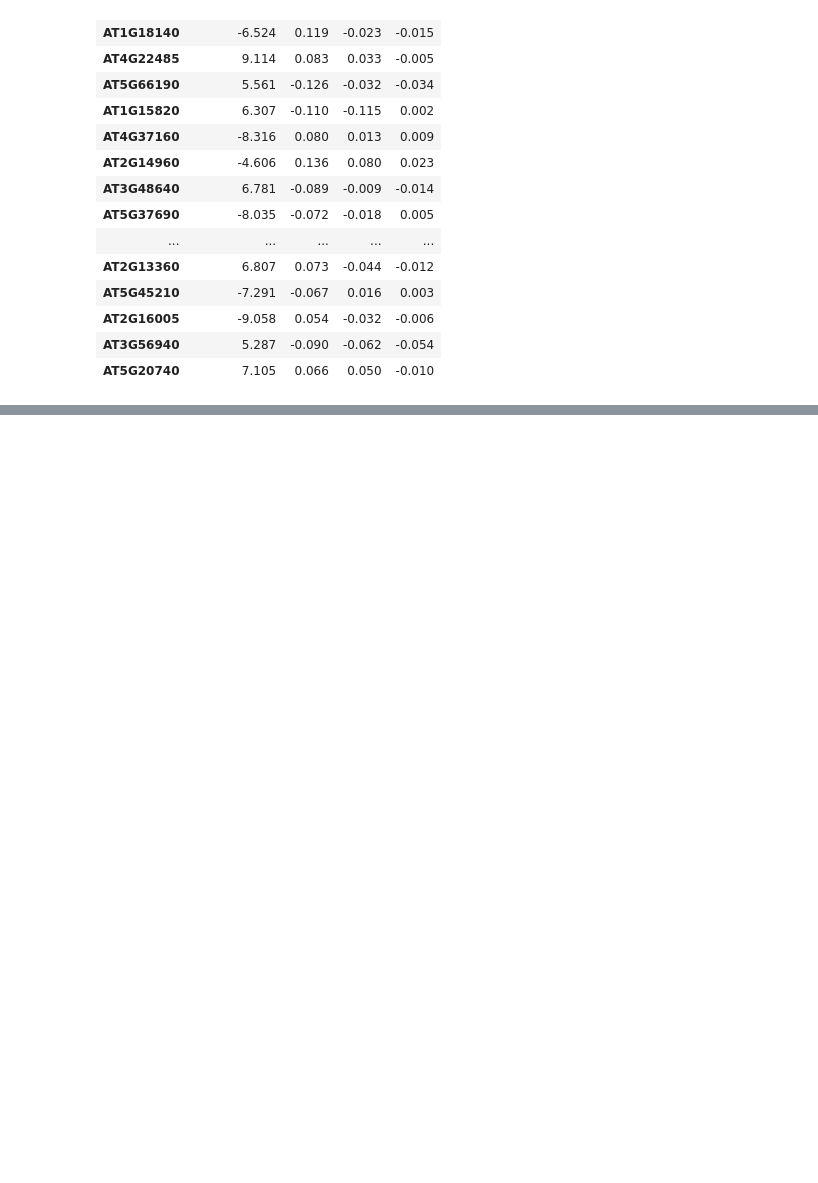
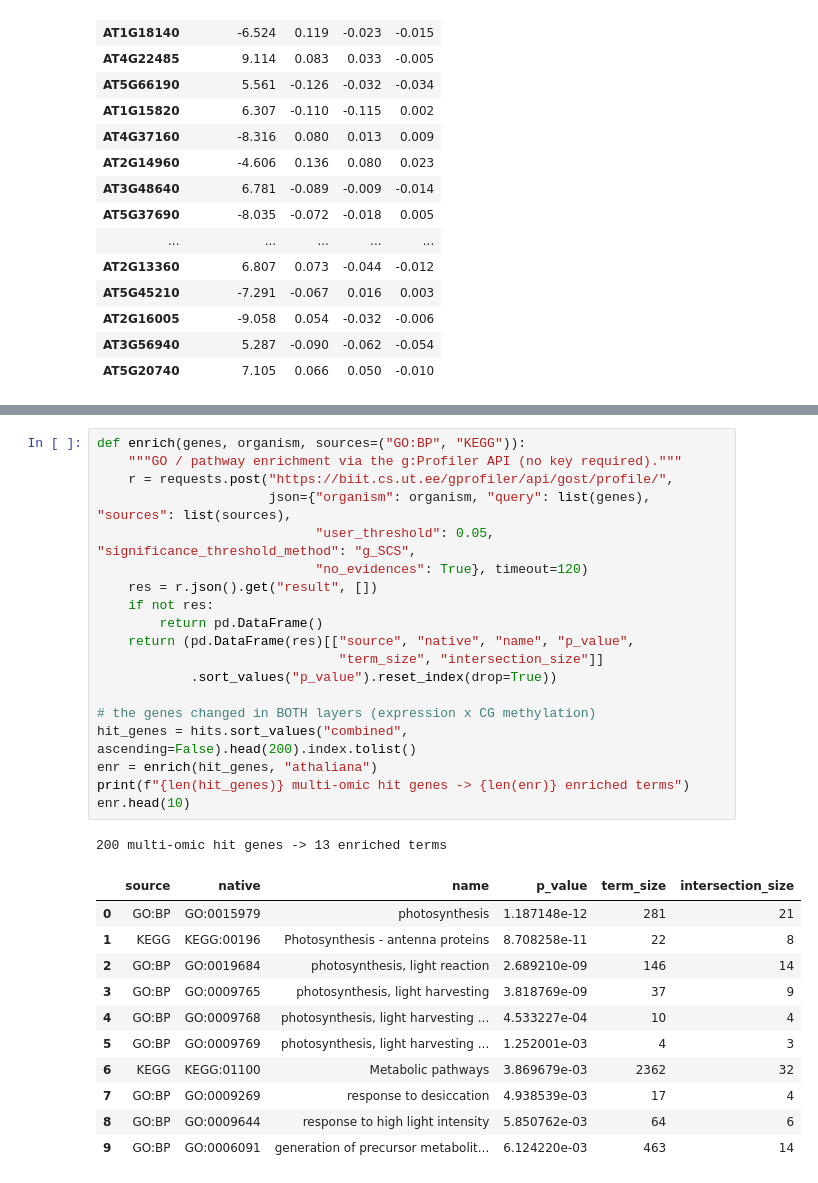
Before and after one commit to dr-richard-barker/OSDR_juypter_book.io, a Jupyter notebook: chapters/OSDR_methylation_layer.ipynb, the cells around one changed output, grey strips where cells are left out. Drawn from its saved outputs; the diff is of its cells as text; blank space fills up the shorter version.

```diff
--- a/chapters/OSDR_methylation_layer.ipynb
+++ b/chapters/OSDR_methylation_layer.ipynb
@@ -178,0 +186,32 @@ top[["expr_log2FC", "CG", "CHG", "CHH"]].round(3)
+# %%
+def enrich(genes, organism, sources=("GO:BP", "KEGG")):
+    """GO / pathway enrichment via the g:Profiler API (no key required)."""
+    r = requests.post("https://biit.cs.ut.ee/gprofiler/api/gost/profile/",
+                      json={"organism": organism, "query": list(genes), "sources": list(sources),
+                            "user_threshold": 0.05, "significance_threshold_method": "g_SCS",
+                            "no_evidences": True}, timeout=120)
+    res = r.json().get("result", [])
+    if not res:
+        return pd.DataFrame()
+    return (pd.DataFrame(res)[["source", "native", "name", "p_value",
+                               "term_size", "intersection_size"]]
+            .sort_values("p_value").reset_index(drop=True))
+
+# the genes changed in BOTH layers (expression x CG methylation)
+hit_genes = hits.sort_values("combined", ascending=False).head(200).index.tolist()
+enr = enrich(hit_genes, "athaliana")
+print(f"{len(hit_genes)} multi-omic hit genes -> {len(enr)} enriched terms")
+enr.head(10)
+# %% [output]
+200 multi-omic hit genes -> 13 enriched terms
+|  | source | native | name | p_value | term_size | intersection_size |
+| 0 | GO:BP | GO:0015979 | photosynthesis | 1.187148e-12 | 281 | 21 |
+| 1 | KEGG | KEGG:00196 | Photosynthesis - antenna proteins | 8.708258e-11 | 22 | 8 |
+| 2 | GO:BP | GO:0019684 | photosynthesis, light reaction | 2.689210e-09 | 146 | 14 |
+| 3 | GO:BP | GO:0009765 | photosynthesis, light harvesting | 3.818769e-09 | 37 | 9 |
+| 4 | GO:BP | GO:0009768 | photosynthesis, light harvesting ... | 4.533227e-04 | 10 | 4 |
+| 5 | GO:BP | GO:0009769 | photosynthesis, light harvesting ... | 1.252001e-03 | 4 | 3 |
+| 6 | KEGG | KEGG:01100 | Metabolic pathways | 3.869679e-03 | 2362 | 32 |
+| 7 | GO:BP | GO:0009269 | response to desiccation | 4.938539e-03 | 17 | 4 |
+| 8 | GO:BP | GO:0009644 | response to high light intensity | 5.850762e-03 | 64 | 6 |
+| 9 | GO:BP | GO:0006091 | generation of precursor metabolit... | 6.124220e-03 | 463 | 14 |
```
Also changed, not shown: parts of 3 cells of this notebook, 3 other files.
